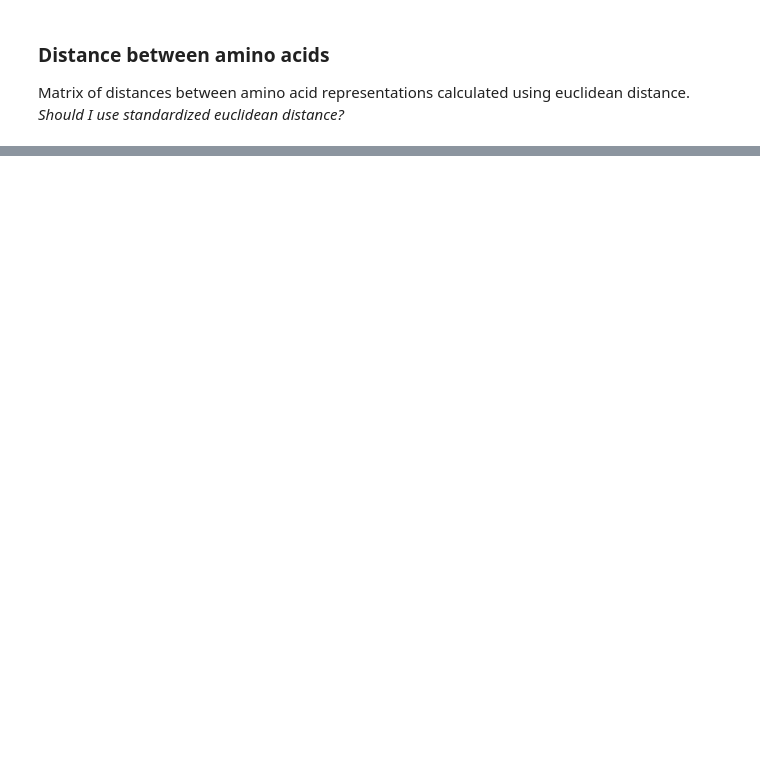
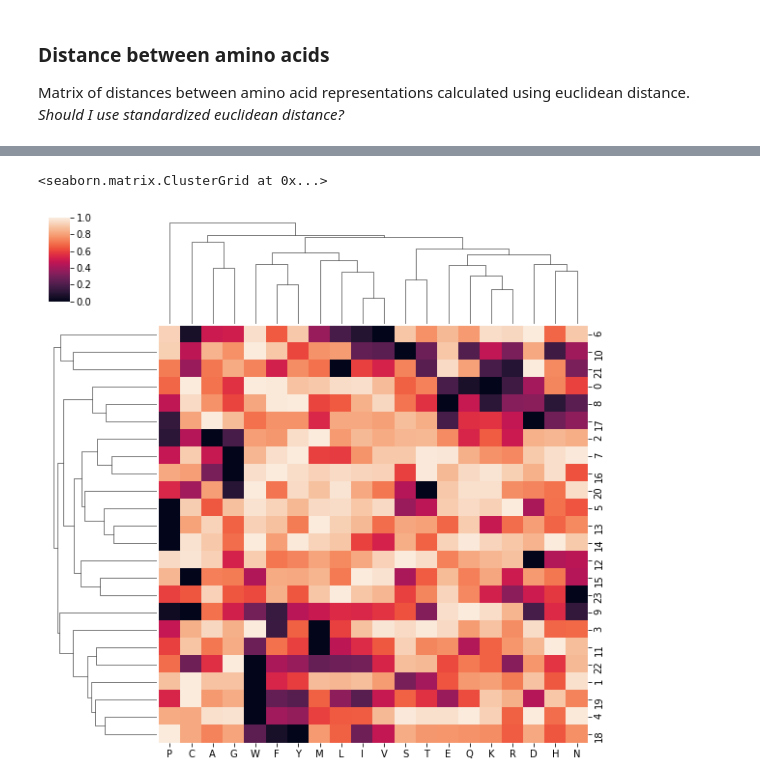
Before and after one commit to zgcarvalho/Seq2Sec, a Jupyter notebook: amino_acids_representation.ipynb, the cells around one changed output, grey strips where cells are left out. Saved outputs shown, nothing was run; the diff lists cells and outputs as text; code cells hidden in the pictures; blank space fills up the shorter version.

```diff
--- a/amino_acids_representation.ipynb
+++ b/amino_acids_representation.ipynb
@@ -80,0 +46,5 @@ aa[15]
+# %%
+sns.clustermap(df, standard_scale=0, method="average")
+# %% [output]
+<seaborn.matrix.ClusterGrid at 0x...>
+[figure, added]
```
Also changed, not shown: parts of 8 cells of this notebook.
